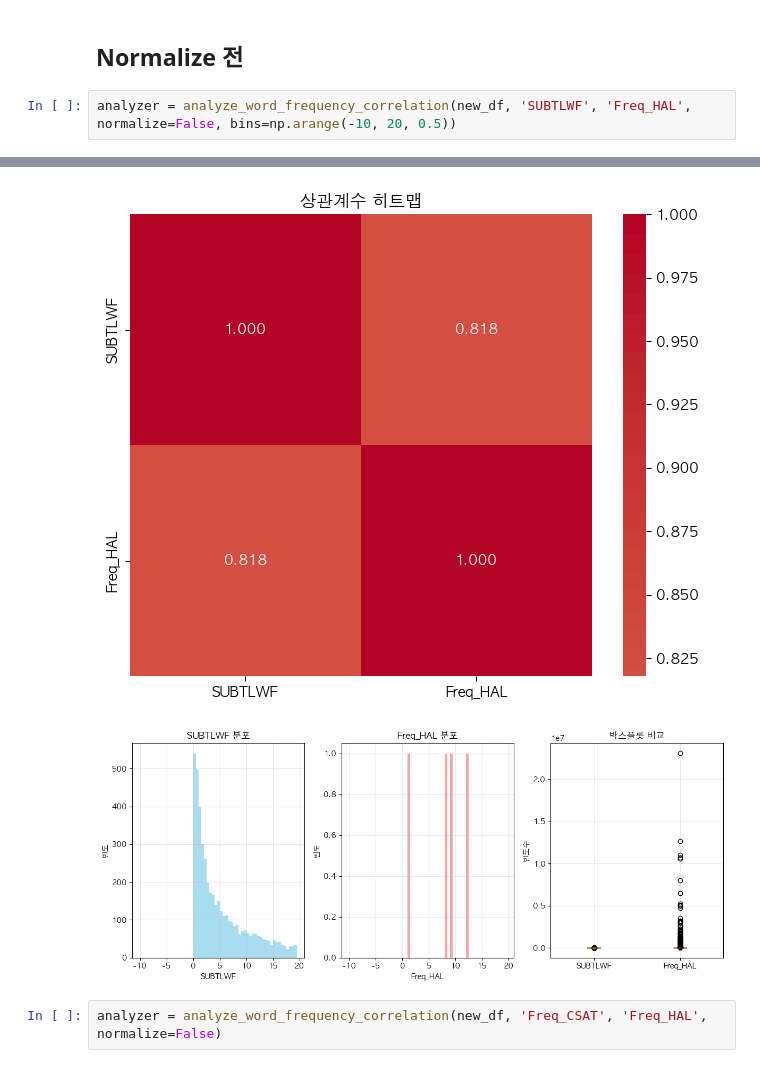
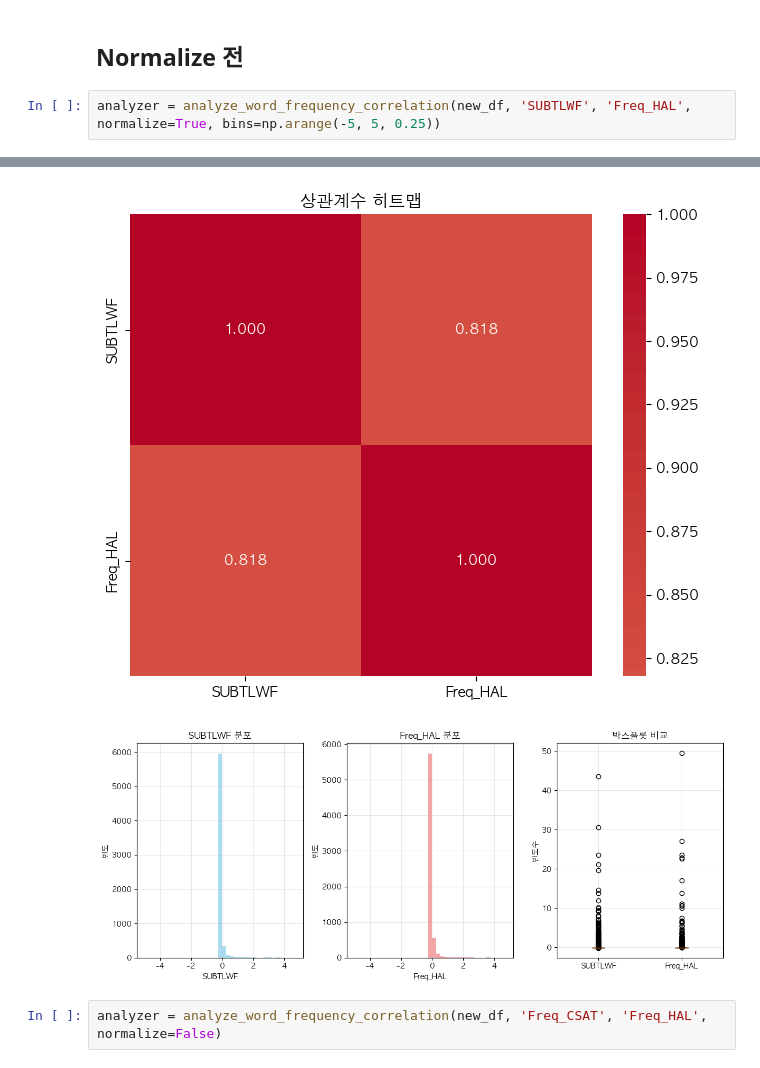
Before and after one commit to irregular6612/english-corpus-comparison, a Jupyter notebook: preprocessing.ipynb, the cells around one changed output, grey strips where cells are left out. Drawn from its saved outputs; the diff is of its cells as text.

Commit message:
graph updated

```diff
--- a/preprocessing.ipynb
+++ b/preprocessing.ipynb
@@ -1355,7 +1355,7 @@ memory usage: 617.8+ KB
 # %% [markdown]
 ## Normalize 전
 # %%
-analyzer = analyze_word_frequency_correlation(new_df, 'SUBTLWF', 'Freq_HAL', normalize=False, bins=np.arange(-10, 20, 0.5))
+analyzer = analyze_word_frequency_correlation(new_df, 'SUBTLWF', 'Freq_HAL', normalize=True, bins=np.arange(-5, 5, 0.25))
 # %% [output]
 ============================================================
 단어 빈도수 상관관계 분석 결과
@@ -1379,5 +1379,5 @@ Freq_HAL - 평균: 56108.80, 표준편차: 465649.14
 [figure]
-[figure, old version]
+[figure, new version]
 # %%
 analyzer = analyze_word_frequency_correlation(new_df, 'Freq_CSAT', 'Freq_HAL', normalize=False)
 # %% [output]
```
Also changed, not shown: parts of 4 cells of this notebook.
